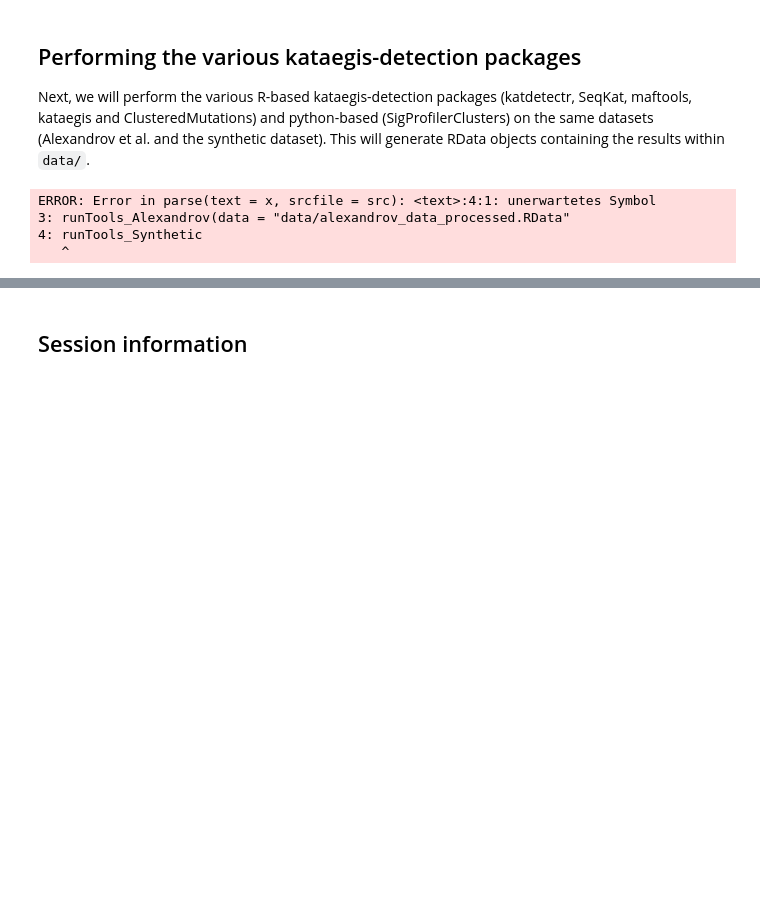
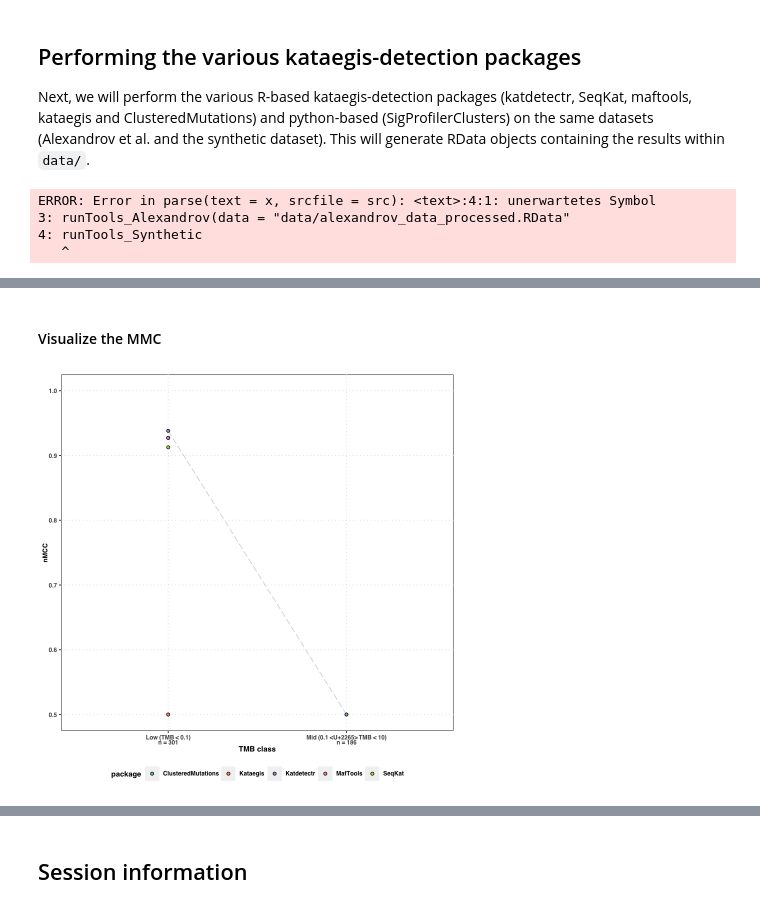
Before and after one commit to ErasmusMC-CCBC/evaluation_katdetectr, a Jupyter notebook: notebooks/1.EvaluatePackages.ipynb, the cells around one changed output, grey strips where cells are left out. Cells and saved outputs as stored; diff of their text form; code cells hidden in the pictures; blank space fills up the shorter version.

```diff
--- a/notebooks/1.EvaluatePackages.ipynb
+++ b/notebooks/1.EvaluatePackages.ipynb
@@ -91,0 +86,11 @@ Finally, we will evaluate the results of the various kataegis-detection packages
+# %%
+# Load all required data and functions.
+load(file = "data/resultsAlexandrovAllTools.RData")
+load(file = "data/resultsAlexKatdetectr.RData")
+load(file = "data/alexandrov_data_processed.RData")
+
+source(file = "R/function_calculateMetrics.R")
+source(file = "R/function_calculateConfusionVariants.R")
+source(file = "R/ggplot_theme.R")
+
+sampleOrigin <- read.csv("misc/sampleOrigin.txt", header = TRUE, sep = "\t")
@@ -91,0 +243,27 @@ Finally, we will evaluate the results of the various kataegis-detection packages
+# %% [markdown]
+#### Visualize the MMC
+# %%
+levelOrderTMB <- c("Low (TMB < 0.1)", "Mid (0.1 >= TMB < 10)", "High (TMB >= 10)")
+levelOrderTMB <- c("low", "mid", "high")
+levelOrderPackages <- factor(performancePerVariantAlex$package, levels = arrange(performancePerVariantAlex, nMCC)$package)
+
+colors <- c("ClusteredMutations" = "#66C2A5", "Kataegis" = "#FC8D62", "Katdetectr" = "#8DA0CB", "MafTools" = "#E78AC3", "SeqKat" = "#A6D854", "SigProfilerClusters" = "#FFD92F")
+
+plotnMMC.Alex <- performancePerVariantTMBAlex |>
+    ggplot2::ggplot(ggplot2::aes(x = factor(TMBcat, levels = levelOrderTMB), y = nMCC, group = factor(package, levels = levelOrderPackages), colour = factor(package, levels = levelOrderPackages))) +
+    ggplot2::geom_line(linewidth = 0.5, alpha = 0.4, lty = 11) +
+    ggplot2::geom_point(ggplot2::aes(x = factor(TMBcat, levels = levelOrderTMB), y = nMCC, fill = package), col = "black", shape = 21, position = ggbeeswarm::position_quasirandom(width = .05)) +
+    ggplot2::scale_fill_manual(values = colors) +
+    ggplot2::scale_color_manual(values = colors, guide = "none") +
+    ggplot2::scale_x_discrete(labels = c(
+        "low" = "Low (TMB < 0.1)<br>n = 301",
+        "mid" = "Mid (0.1 ≥ TMB < 10)<br>n = 186",
+        "high" = "High (TMB ≥ 10)<br>n = 20"
+    )) +
+    ggplot2::ylim(0.5, 1) +
+    ggplot2::labs(x = "TMB class", y = "nMCC") +
+    theme_Job
+
+plotnMMC.Alex
+# %% [output]
+[figure, added]
```
Also changed, not shown: parts of 22 cells of this notebook, 4 other files.
